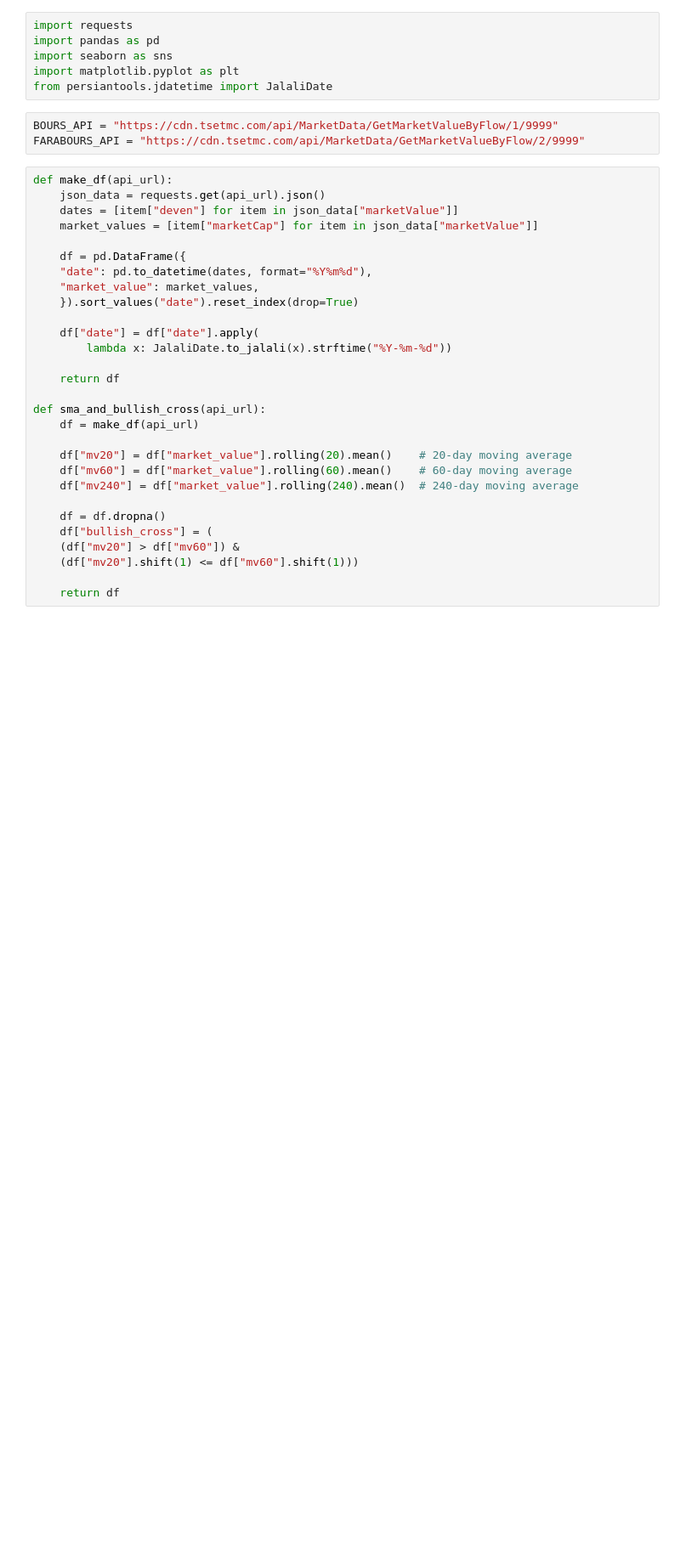
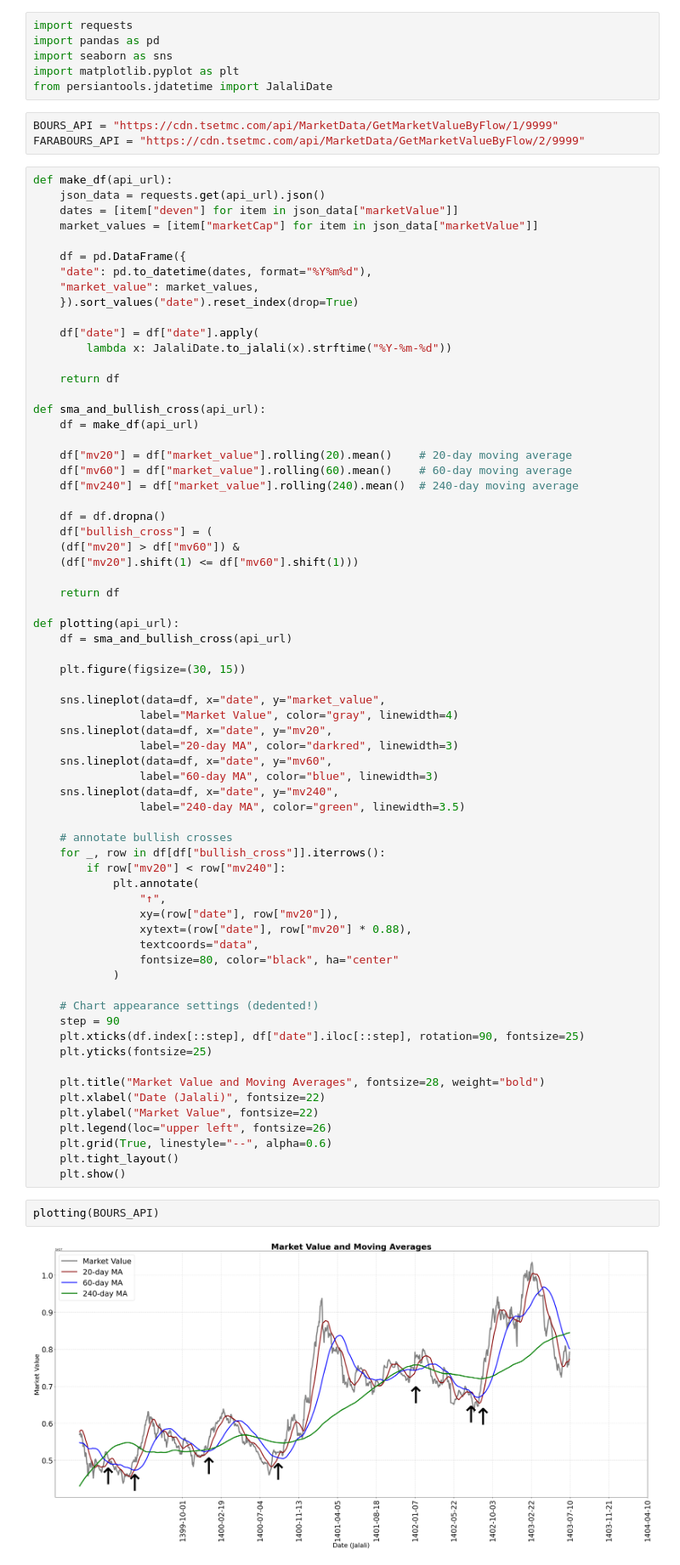
Before and after one commit to rezatavakolian/market-value-sma-visualizer, a Jupyter notebook: main.ipynb, the cells around one changed output. Shown at 85% size. Cells and saved outputs as stored; diff of their text form; blank space fills up the shorter version.

Commit message:
add plotting of market value

```diff
--- a/main.ipynb
+++ b/main.ipynb
@@ -36,3 +36,45 @@ def sma_and_bullish_cross(api_url):
     (df["mv20"].shift(1) <= df["mv60"].shift(1)))
 
     return df
+
+def plotting(api_url):
+    df = sma_and_bullish_cross(api_url)
+
+    plt.figure(figsize=(30, 15))
+
+    sns.lineplot(data=df, x="date", y="market_value",
+                label="Market Value", color="gray", linewidth=4)
+    sns.lineplot(data=df, x="date", y="mv20",
+                label="20-day MA", color="darkred", linewidth=3)
+    sns.lineplot(data=df, x="date", y="mv60",
+                label="60-day MA", color="blue", linewidth=3)
+    sns.lineplot(data=df, x="date", y="mv240",
+                label="240-day MA", color="green", linewidth=3.5)
+
+    # annotate bullish crosses
+    for _, row in df[df["bullish_cross"]].iterrows():
+        if row["mv20"] < row["mv240"]:
+            plt.annotate(
+                "↑",
+                xy=(row["date"], row["mv20"]),
+                xytext=(row["date"], row["mv20"] * 0.88),
+                textcoords="data",
+                fontsize=80, color="black", ha="center"
+            )
+
+    # Chart appearance settings (dedented!)
+    step = 90
+    plt.xticks(df.index[::step], df["date"].iloc[::step], rotation=90, fontsize=25)
+    plt.yticks(fontsize=25)
+
+    plt.title("Market Value and Moving Averages", fontsize=28, weight="bold")
+    plt.xlabel("Date (Jalali)", fontsize=22)
+    plt.ylabel("Market Value", fontsize=22)
+    plt.legend(loc="upper left", fontsize=26)
+    plt.grid(True, linestyle="--", alpha=0.6)
+    plt.tight_layout()
+    plt.show()
+# %%
+plotting(BOURS_API)
+# %% [output]
+[figure, added]
```
Also changed, not shown: parts of 1 cell of this notebook.
